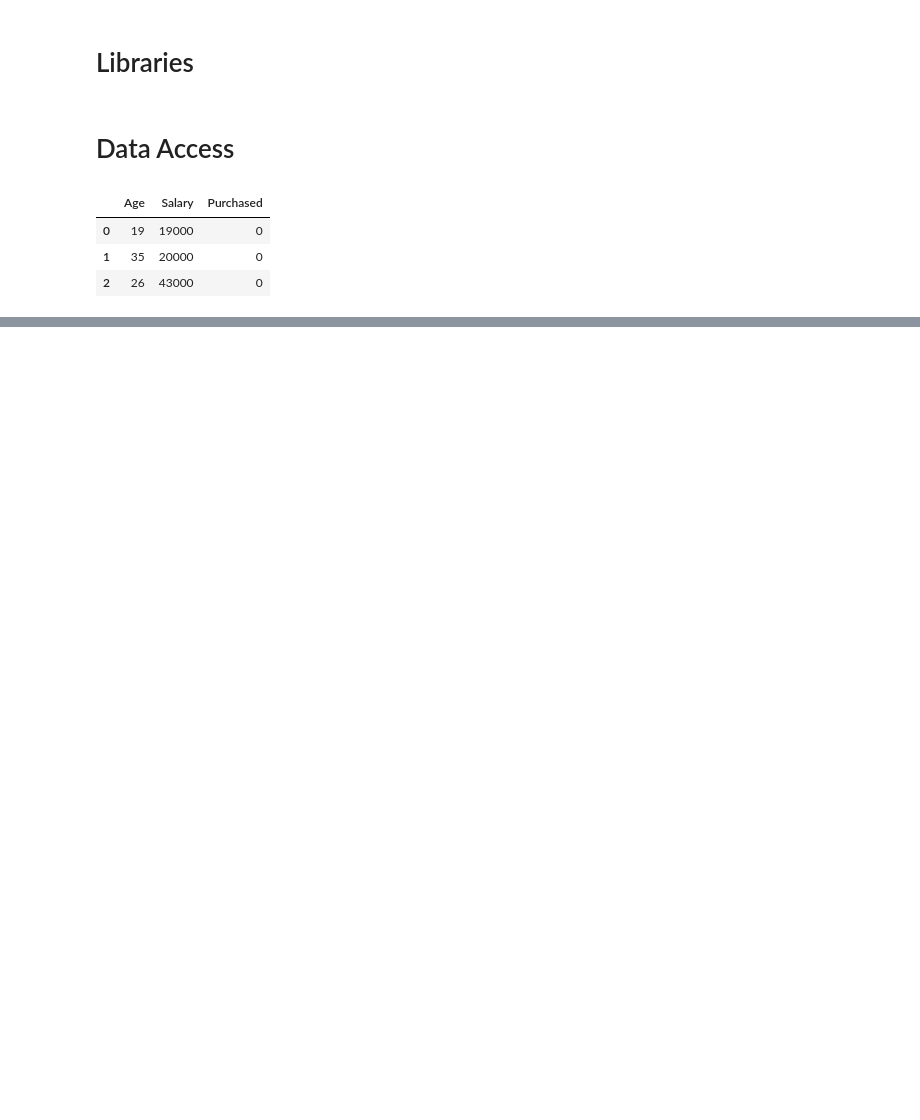
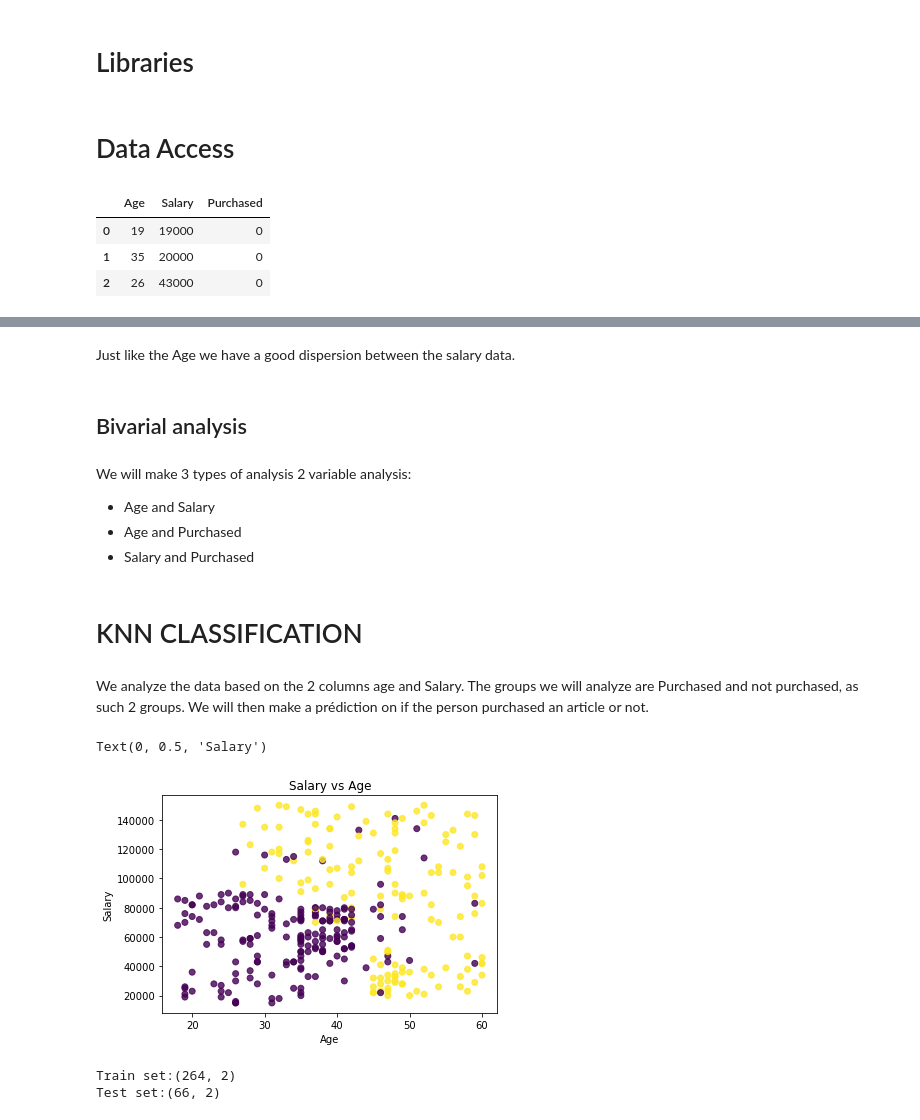
Before and after one commit to MikeDuran-git/IASCHOOL_KNN_project, a Jupyter notebook: ClassificationKNN.ipynb, the cells around one changed output, grey strips where cells are left out. Cells and saved outputs as stored; diff of their text form; code cells hidden in the pictures; blank space fills up the shorter version.

Commit message:
first full classification

```diff
--- a/ClassificationKNN.ipynb
+++ b/ClassificationKNN.ipynb
@@ -18,0 +124,22 @@ raw_data.head(3)
+# %% [markdown]
+Just like the Age we have a good dispersion between the salary data.
+# %% [markdown]
+## Bivarial analysis
+# %% [markdown]
+We will make 3 types of analysis 2 variable analysis:
+- Age and Salary
+- Age and Purchased
+- Salary and Purchased
+# %% [markdown]
+# KNN CLASSIFICATION
+# %% [markdown]
+We analyze the data based on the 2 columns age and Salary. The groups we will analyze are Purchased and not purchased, as such 2 groups. We will then make a prédiction on if the person purchased an article or not.
+# %%
+#we make a scatter plot for the age and salary and seperate them by purchased.
+plt.scatter(df['Age'],df['Salary'],c=df['Purchased'],alpha=0.8)
+plt.title('Salary vs Age')
+plt.xlabel('Age')
+plt.ylabel('Salary')
+# %% [output]
+Text(0, 0.5, 'Salary')
+[figure, added]
@@ -18,0 +149,10 @@ raw_data.head(3)
+# %%
+from sklearn.model_selection import train_test_split
+X_train, X_test, y_train, y_test = train_test_split(X, y, test_size=0.2,
+                                                    random_state=5 #ce qui permet de fixer le mélange du dataset
+                                                   )
+print('Train set:'+ str(X_train.shape))
+print('Test set:'+ str(X_test.shape))
+# %% [output]
+Train set:(264, 2)
+Test set:(66, 2)
```
Also changed, not shown: parts of 29 cells of this notebook.
